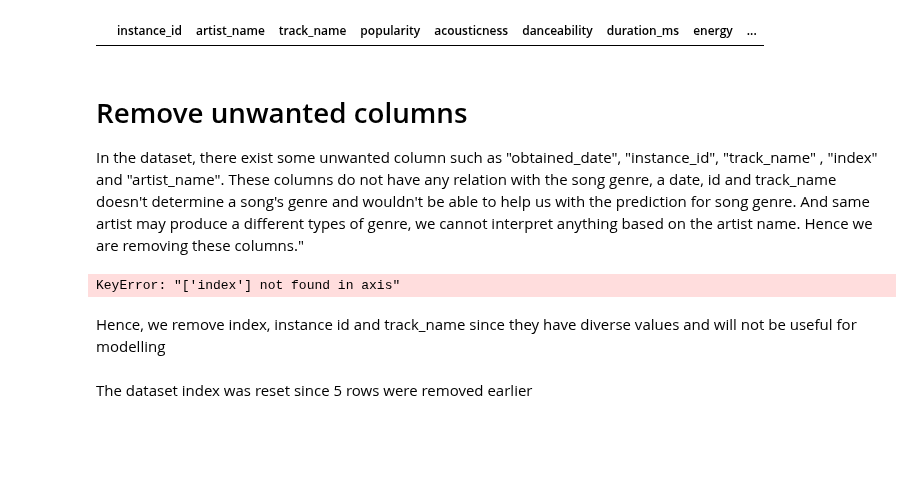
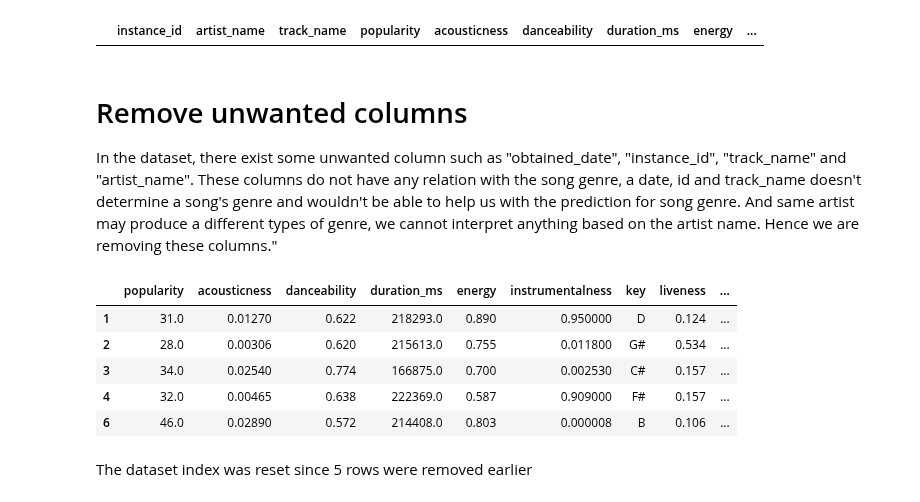
Before and after one commit to tanvi-jain3/SC1015-Song-Genre-Classification, a Jupyter notebook: 1) Loading and viewing dataset and 2) Data Cleaning.ipynb, the cells around one changed output. Cells and saved outputs as stored; diff of their text form; code cells hidden in the pictures; blank space fills up the shorter version.

```diff
--- a/1) Loading and viewing dataset and 2) Data Cleaning.ipynb
+++ b/1) Loading and viewing dataset and 2) Data Cleaning.ipynb
@@ -176,14 +176,17 @@ music[music["duration_ms"] == -1.0]
 # %% [markdown]
 # Remove unwanted columns
 
-In the dataset, there exist some unwanted column such as "obtained_date", "instance_id", "track_name" , "index" and "artist_name". These columns do not have any relation with the song genre, a date, id and track_name doesn't determine a song's genre and wouldn't be able to help us with the prediction for song genre. And same artist may produce a different types of genre, we cannot interpret anything based on the artist name. Hence we are removing these columns."
+In the dataset, there exist some unwanted column such as "obtained_date", "instance_id", "track_name" and "artist_name". These columns do not have any relation with the song genre, a date, id and track_name doesn't determine a song's genre and wouldn't be able to help us with the prediction for song genre. And same artist may produce a different types of genre, we cannot interpret anything based on the artist name. Hence we are removing these columns."
 # %%
-music = music.drop(["index", "instance_id", "track_name", "obtained_date"], axis = 1)
+music = music.drop(["instance_id", "track_name", "obtained_date", "artist_name"], axis = 1)
 music.head()
 # %% [output]
-KeyError: "['index'] not found in axis"
+|  | popularity | acousticness | danceability | duration_ms | energy | instrumentalness | key | liveness | ... |
+| 1 | 31.0 | 0.01270 | 0.622 | 218293.0 | 0.890 | 0.950000 | D | 0.124 | ... |
+| 2 | 28.0 | 0.00306 | 0.620 | 215613.0 | 0.755 | 0.011800 | G# | 0.534 | ... |
+| 3 | 34.0 | 0.02540 | 0.774 | 166875.0 | 0.700 | 0.002530 | C# | 0.157 | ... |
+| 4 | 32.0 | 0.00465 | 0.638 | 222369.0 | 0.587 | 0.909000 | F# | 0.157 | ... |
+| 6 | 46.0 | 0.02890 | 0.572 | 214408.0 | 0.803 | 0.000008 | B | 0.106 | ... |
-# %% [markdown]
-Hence, we remove index, instance id and track_name since they have diverse values and will not be useful for modelling
 # %% [markdown]
 The dataset index was reset since 5 rows were removed earlier
 # %%
```
Also changed, not shown: parts of 1 cell of this notebook, 1 other file.
